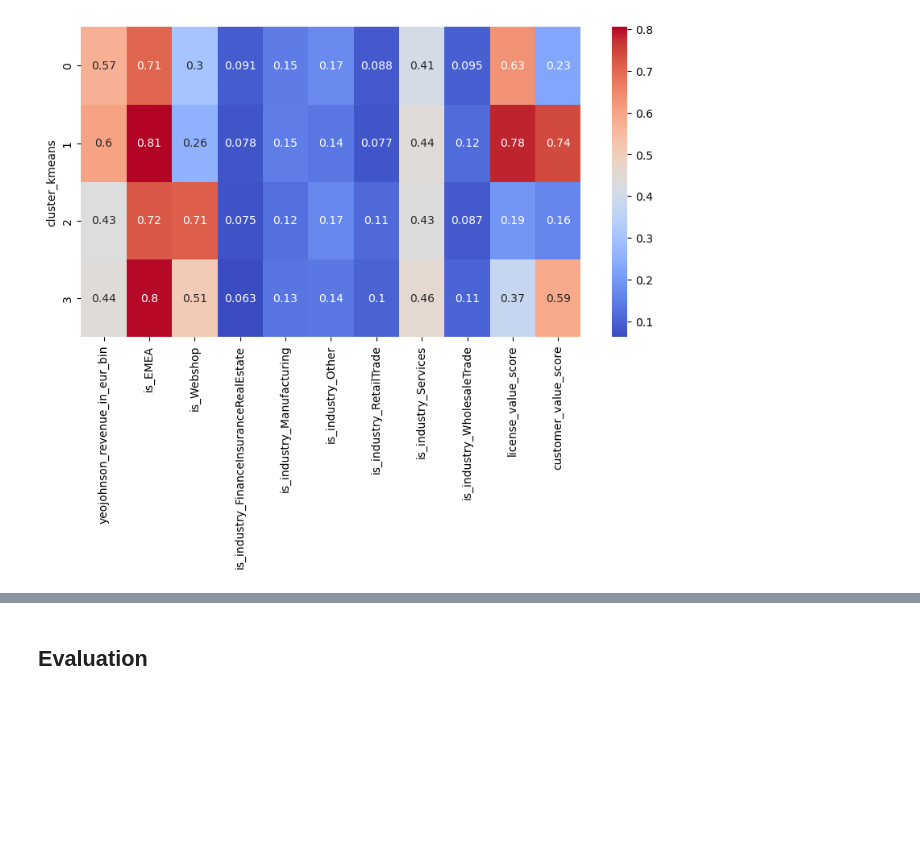
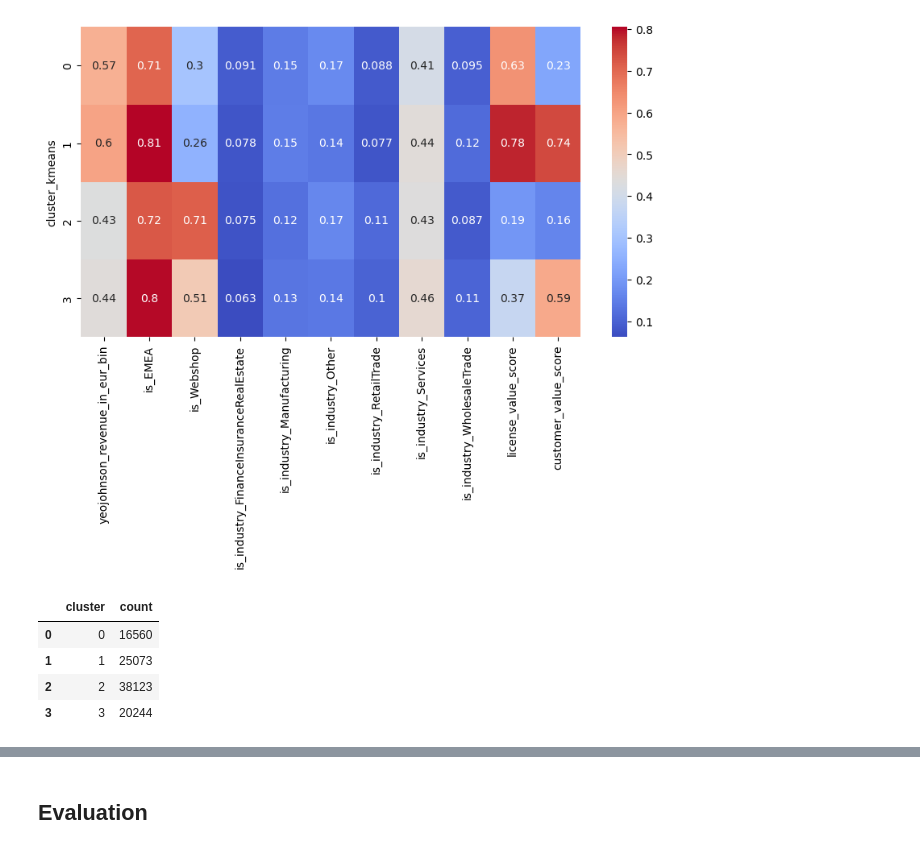
Before and after one commit to Magolizen34/cvs-transformers, a Jupyter notebook: notebooks/2ft_baseline_model.ipynb, the cells around one changed output, grey strips where cells are left out. Drawn from its saved outputs; the diff is of its cells as text; code cells hidden in the pictures; blank space fills up the shorter version.

```diff
--- a/notebooks/2ft_baseline_model.ipynb
+++ b/notebooks/2ft_baseline_model.ipynb
@@ -154,0 +156,10 @@ px.pie(pie,values='value',names='label',color=['blue','red','green','orange'])
+# %%
+clusters_df = clusters.groupby('label').size().reset_index()
+clusters_df.rename(columns={'label': 'cluster', 0: 'count'}, inplace=True)
+clusters_df
+# %% [output]
+|  | cluster | count |
+| 0 | 0 | 16560 |
+| 1 | 1 | 25073 |
+| 2 | 2 | 38123 |
+| 3 | 3 | 20244 |
```
Also changed, not shown: parts of 4 cells of this notebook.
